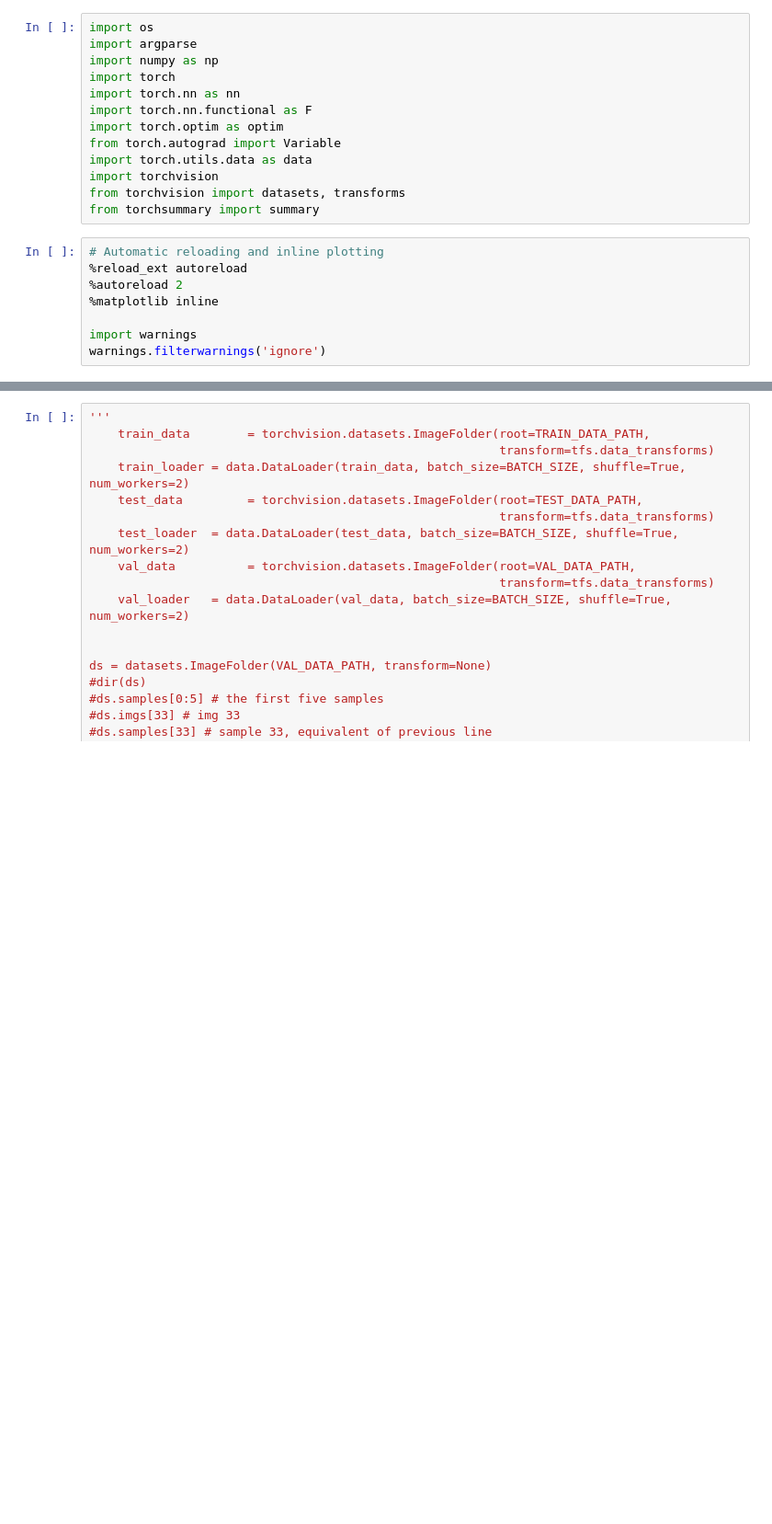
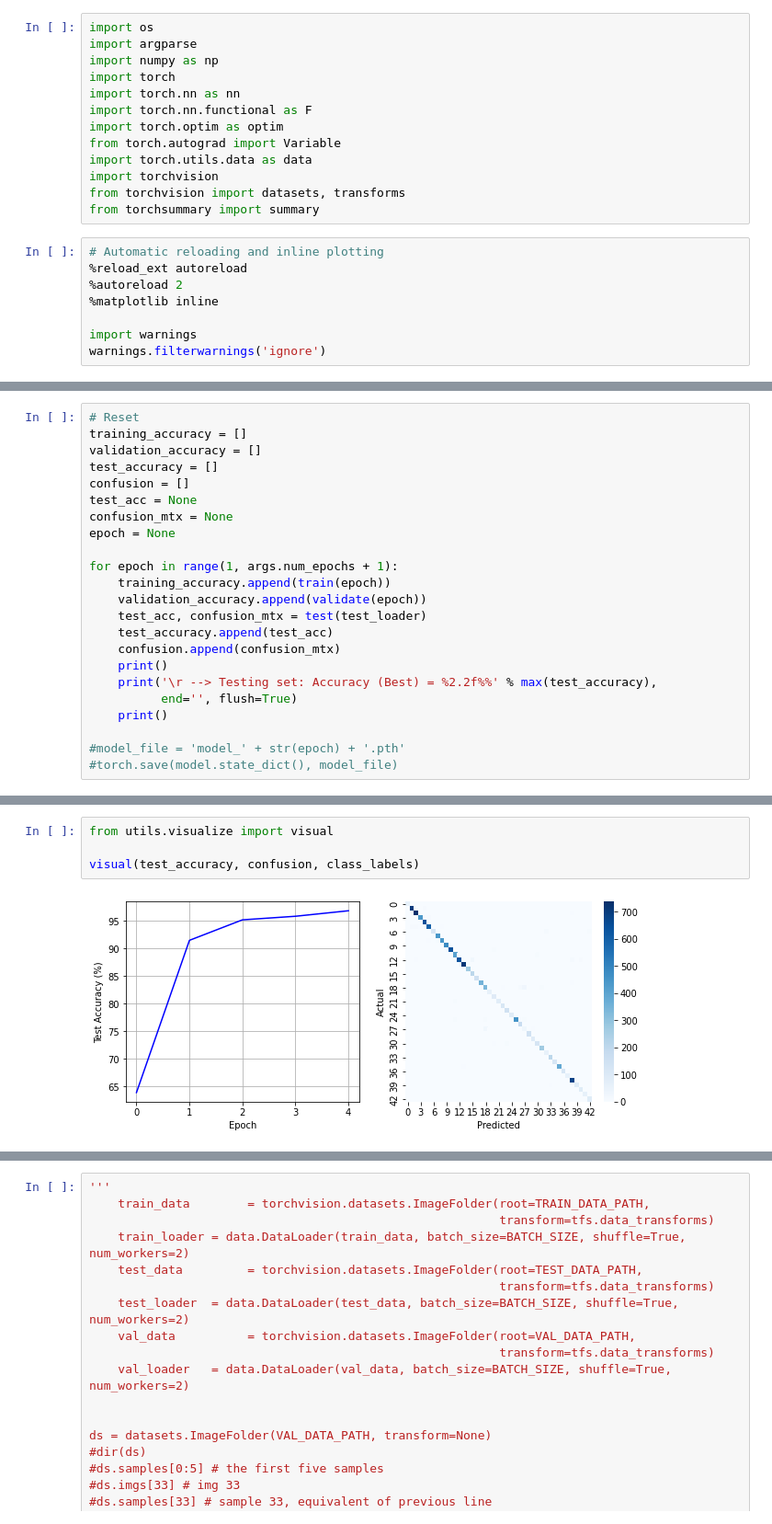
Before and after one commit to geraldmc/DL4CV-2022, a Jupyter notebook: project-I/main.ipynb, the cells around one changed output, grey strips where cells are left out. Shown: that part at 92% size. Drawn from its saved outputs; the diff is of its cells as text; blank space fills up the shorter version.

```diff
--- a/project-I/main.ipynb
+++ b/project-I/main.ipynb
@@ -265,0 +437,23 @@ visual(test_accuracy, confusion, class_labels)
+# %%
+# Reset
+training_accuracy = []
+validation_accuracy = []
+test_accuracy = []
+confusion = []
+test_acc = None
+confusion_mtx = None
+epoch = None
+
+for epoch in range(1, args.num_epochs + 1):
+    training_accuracy.append(train(epoch))
+    validation_accuracy.append(validate(epoch))
+    test_acc, confusion_mtx = test(test_loader)
+    test_accuracy.append(test_acc)
+    confusion.append(confusion_mtx)
+    print()
+    print('\r --> Testing set: Accuracy (Best) = %2.2f%%' % max(test_accuracy),
+          end='', flush=True)
+    print()
+
+#model_file = 'model_' + str(epoch) + '.pth'
+#torch.save(model.state_dict(), model_file)
@@ -266,3 +478,9 @@ visual(test_accuracy, confusion, class_labels)
+# %%
+from utils.visualize import visual
+
+visual(test_accuracy, confusion, class_labels)
+# %% [output]
+[figure, added]
 # %%
 train_loader = None
 val_loader = None
```
Also changed, not shown: parts of 26 cells of this notebook.
